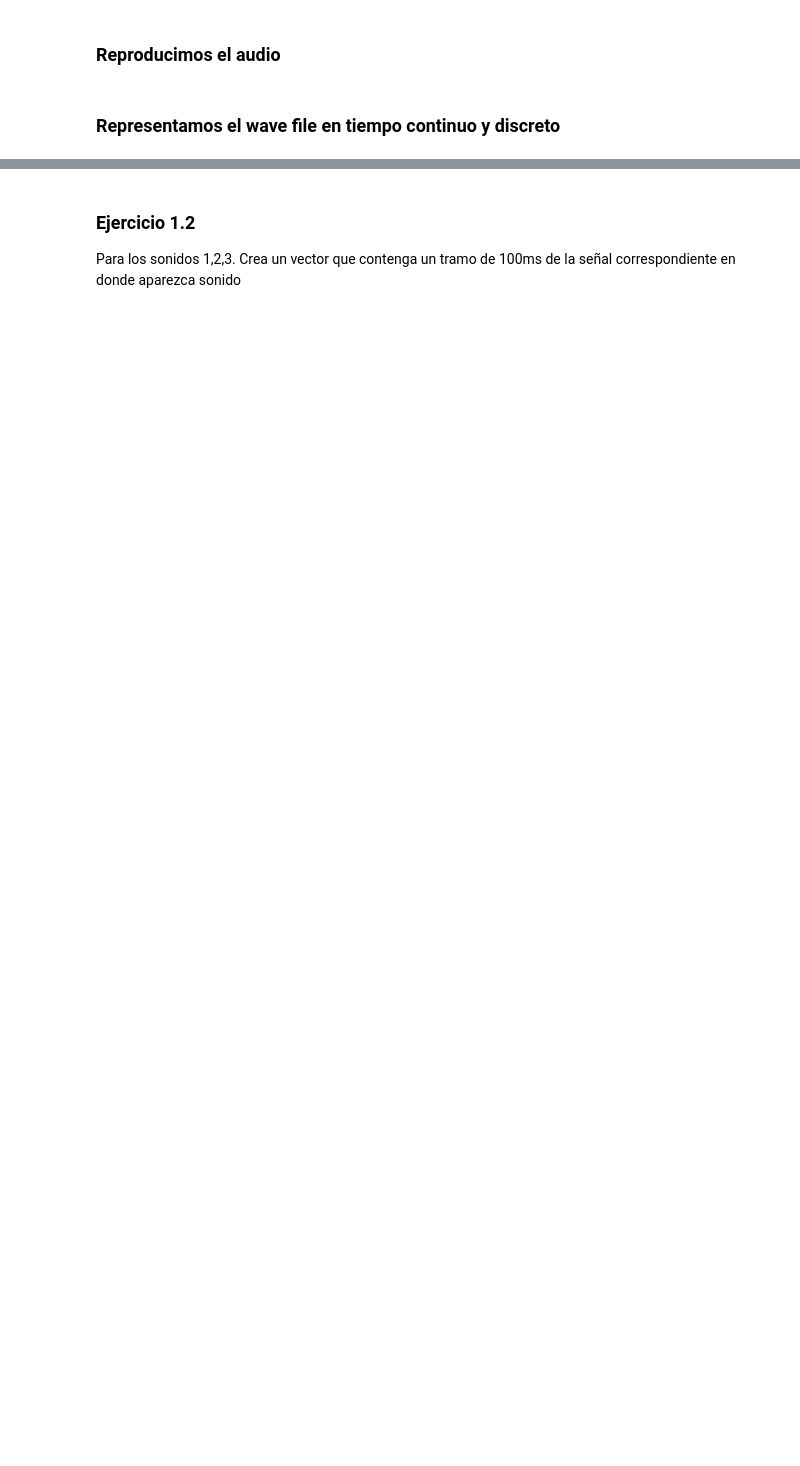
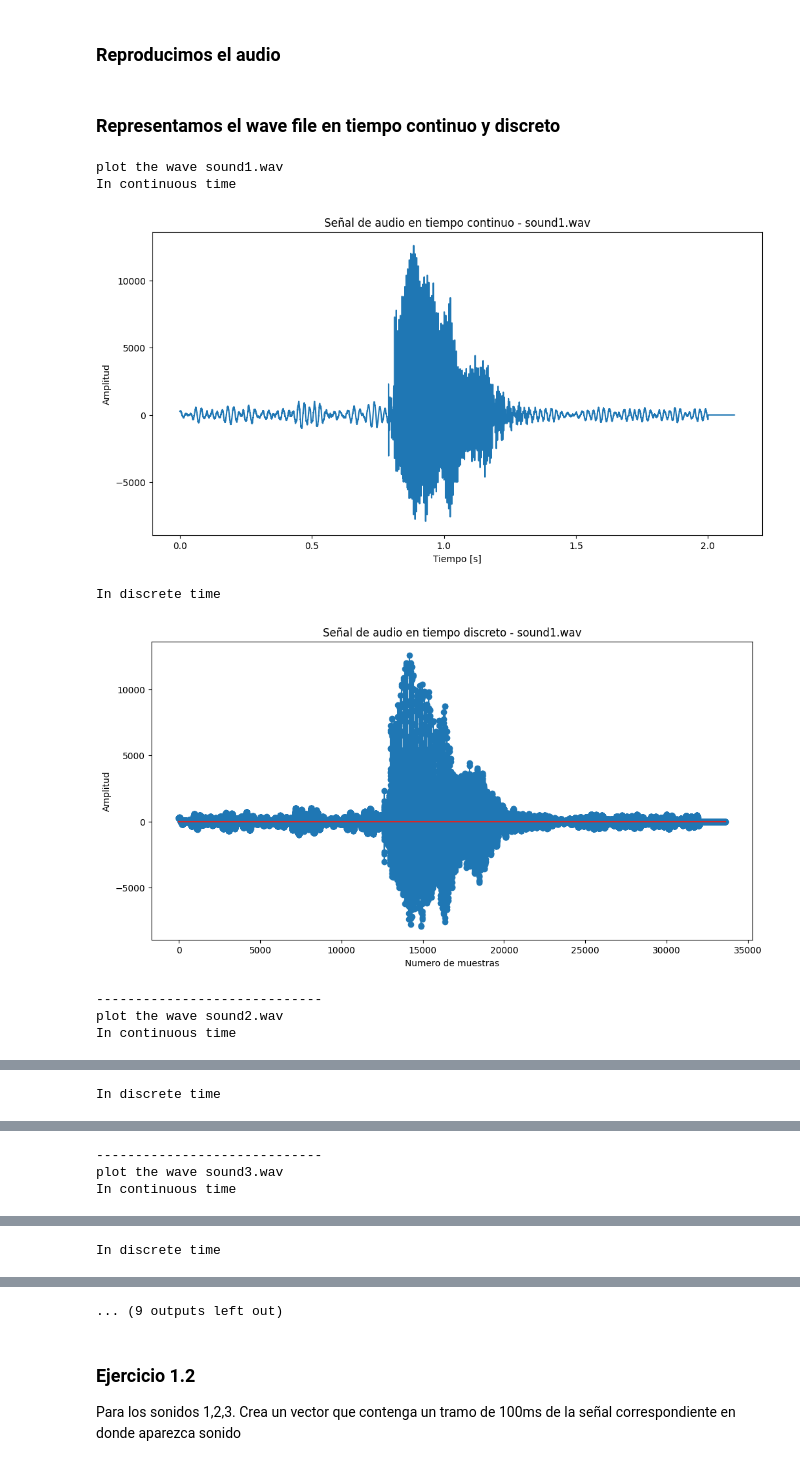
Before and after one commit to oscarjibou/University_projects, a Jupyter notebook: P1/main.ipynb, the cells around one changed output, grey strips where cells are left out. Cells and saved outputs as stored; diff of their text form; code cells hidden in the pictures; blank space fills up the shorter version.

```diff
--- a/P1/main.ipynb
+++ b/P1/main.ipynb
@@ -23,34 +23,44 @@ play_obj.wait_done()
 # List of audio files
 audio_files = [archivo_wav1, archivo_wav2, archivo_wav3, archivo_wav4, archivo_wav5]
 
 # Loop through each audio file
 for archivo_wav in audio_files:
     # Load the wave file
     frecuencia_muestreo, datos = wavfile.read(archivo_wav)
 
     # The time vector
-    tiempo = np.arange(0, len(datos))
+    numero_muestras = np.arange(0, len(datos))
+    tiempo_continua = numero_muestras / frecuencia_muestreo
 
     print(f'plot the wave {archivo_wav}')
 
     print('In continuous time')
 
     # In continuous time
     plt.figure(figsize=(12,6))
-    plt.plot(tiempo, datos)
+    plt.plot(tiempo_continua, datos)
     plt.title('Señal de audio en tiempo continuo - {}'.format(archivo_wav))
     plt.xlabel('Tiempo [s]')
     plt.ylabel('Amplitud')
     plt.show()
 
     print('In discrete time')
 
     # In discrete time
     plt.figure(figsize=(12, 6))
-    plt.stem(tiempo, datos)
+    plt.stem(numero_muestras, datos)
     plt.title('Señal de audio en tiempo discreto - {}'.format(archivo_wav))
-    plt.xlabel('Tiempo [s]')
+    plt.xlabel('Numero de muestras')
     plt.ylabel('Amplitud')
     plt.show()
 
     print("-----------------------------")
+# %% [output]
+plot the wave sound1.wav
+In continuous time
+[figure, added]
+In discrete time
+[figure, added]
+-----------------------------
+plot the wave sound2.wav
+In continuous time
@@ -56,0 +68 @@ for archivo_wav in audio_files:
+In discrete time
@@ -56,0 +70,3 @@ for archivo_wav in audio_files:
+-----------------------------
+plot the wave sound3.wav
+In continuous time
@@ -56,0 +74 @@ for archivo_wav in audio_files:
+In discrete time
@@ -57,3 +76,4 @@ for archivo_wav in audio_files:
+... (9 outputs left out)
 # %% [markdown]
 ### Ejercicio 1.2
 
```
Also changed, not shown: parts of 3 cells of this notebook.
